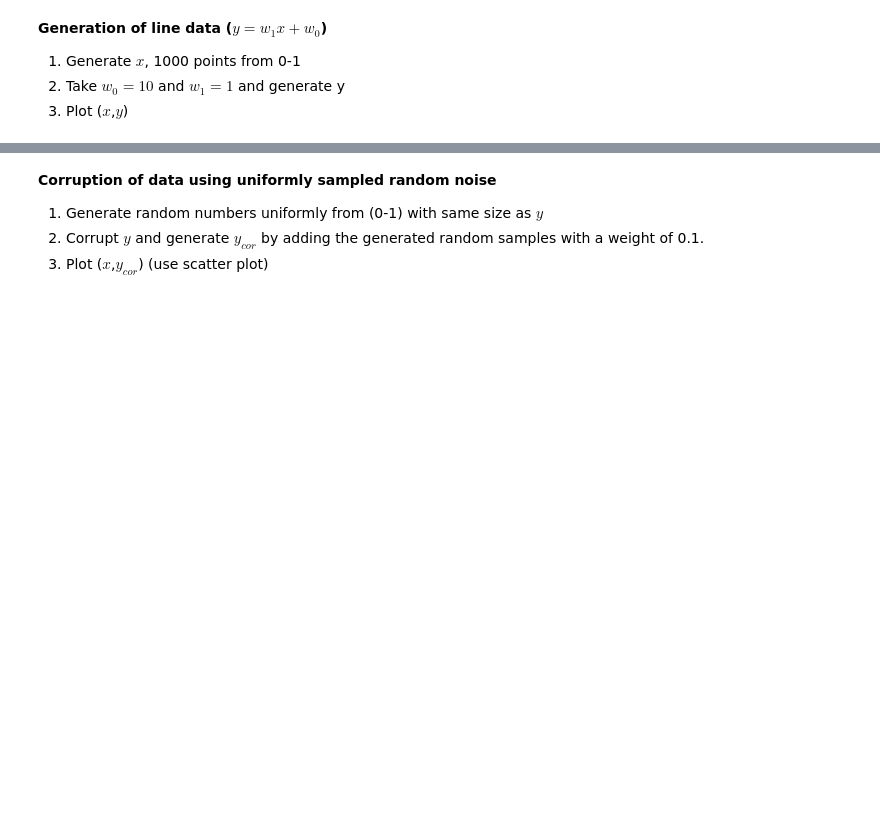
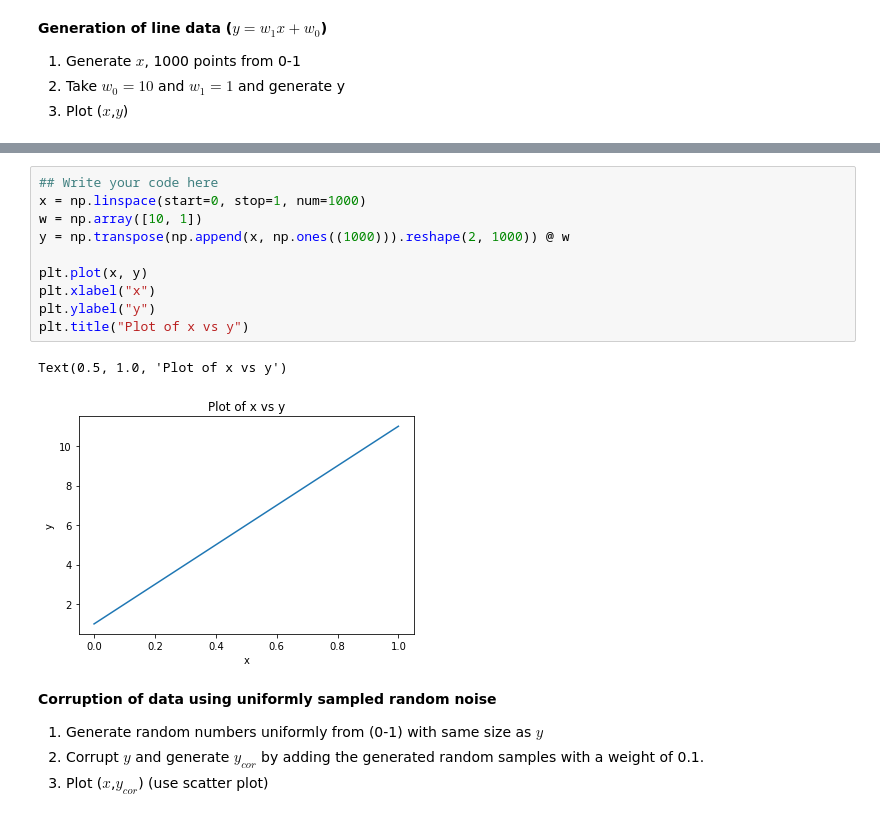
Before and after one commit to shashankp28/PRML-Lab-22, a Jupyter notebook: Assignment_5/Lab_5_Regression.ipynb, the cells around one changed output, grey strips where cells are left out. Cells and saved outputs as stored; diff of their text form; blank space fills up the shorter version.

```diff
--- a/Assignment_5/Lab_5_Regression.ipynb
+++ b/Assignment_5/Lab_5_Regression.ipynb
@@ -26,3 +21,16 @@ import matplotlib.pyplot as plt
+# %%
+## Write your code here
+x = np.linspace(start=0, stop=1, num=1000)
+w = np.array([10, 1])
+y = np.transpose(np.append(x, np.ones((1000))).reshape(2, 1000)) @ w
+
+plt.plot(x, y)
+plt.xlabel("x")
+plt.ylabel("y")
+plt.title("Plot of x vs y")
+# %% [output]
+Text(0.5, 1.0, 'Plot of x vs y')
+[figure, added]
 # %% [markdown]
 **Corruption of data using uniformly sampled random noise**
 
```
Also changed, not shown: parts of 13 cells of this notebook.
